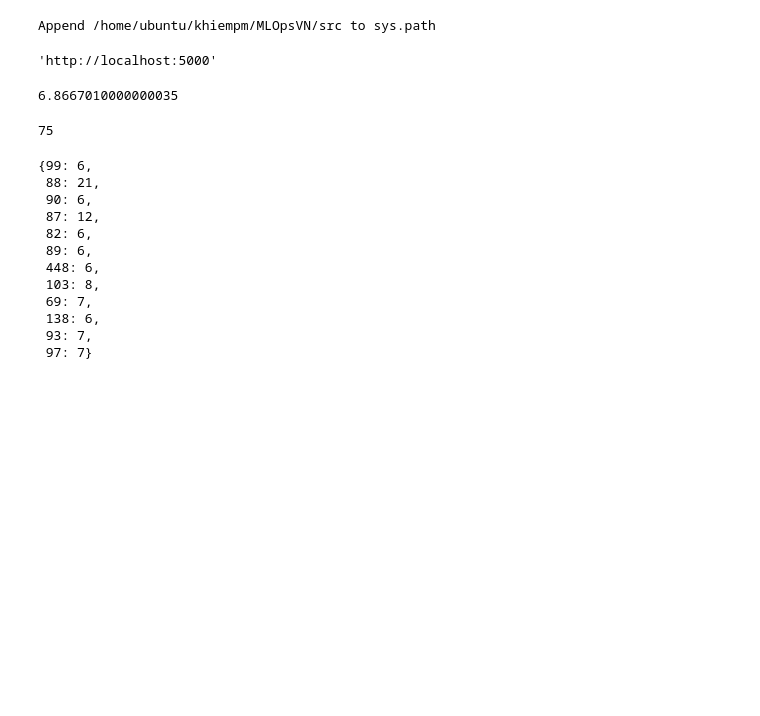
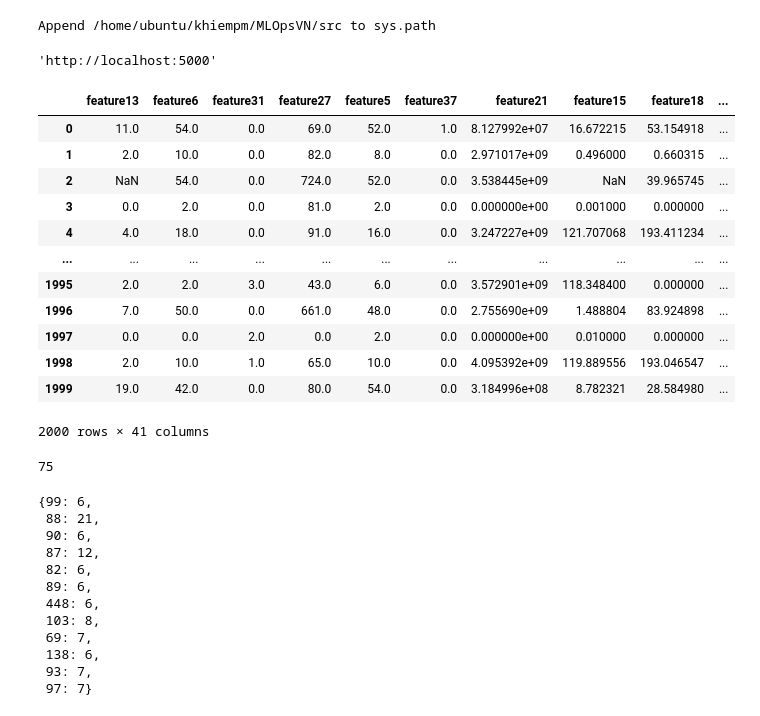
Before and after one commit to DASC-CompetitiveDS/MLOpsVN, a Jupyter notebook: src/notebooks/drift_survey.ipynb, the cells around one changed output. Drawn from its saved outputs; the diff is of its cells as text; code cells hidden in the pictures; blank space fills up the shorter version.

```diff
--- a/src/notebooks/drift_survey.ipynb
+++ b/src/notebooks/drift_survey.ipynb
@@ -63,10 +63,22 @@ for file_path in os.listdir(link_data_test):
     dict_dup[count_dup] += 1
     captured_x = pd.concat([captured_x, captured_data])
     count_ += 1
-# %%
-(1 - 0.933333) * 103
-# %% [output]
-6.8667010000000035
+# %%
+captured_data
+# %% [output]
+|  | feature13 | feature6 | feature31 | feature27 | feature5 | feature37 | feature21 | feature15 | feature18 | ... |
+| 0 | 11.0 | 54.0 | 0.0 | 69.0 | 52.0 | 1.0 | 8.127992e+07 | 16.672215 | 53.154918 | ... |
+| 1 | 2.0 | 10.0 | 0.0 | 82.0 | 8.0 | 0.0 | 2.971017e+09 | 0.496000 | 0.660315 | ... |
+| 2 | NaN | 54.0 | 0.0 | 724.0 | 52.0 | 0.0 | 3.538445e+09 | NaN | 39.965745 | ... |
+| 3 | 0.0 | 2.0 | 0.0 | 81.0 | 2.0 | 0.0 | 0.000000e+00 | 0.001000 | 0.000000 | ... |
+| 4 | 4.0 | 18.0 | 0.0 | 91.0 | 16.0 | 0.0 | 3.247227e+09 | 121.707068 | 193.411234 | ... |
+| ... | ... | ... | ... | ... | ... | ... | ... | ... | ... | ... |
+| 1995 | 2.0 | 2.0 | 3.0 | 43.0 | 6.0 | 0.0 | 3.572901e+09 | 118.348400 | 0.000000 | ... |
+| 1996 | 7.0 | 50.0 | 0.0 | 661.0 | 48.0 | 0.0 | 2.755690e+09 | 1.488804 | 83.924898 | ... |
+| 1997 | 0.0 | 0.0 | 2.0 | 0.0 | 2.0 | 0.0 | 0.000000e+00 | 0.010000 | 0.000000 | ... |
+| 1998 | 2.0 | 10.0 | 1.0 | 65.0 | 10.0 | 0.0 | 4.095392e+09 | 119.889556 | 193.046547 | ... |
+| 1999 | 19.0 | 42.0 | 0.0 | 80.0 | 54.0 | 0.0 | 3.184996e+08 | 8.782321 | 28.584980 | ... |
+2000 rows × 41 columns
 # %%
 count_dup
 # %% [output]
```
Also changed, not shown: 1 other file.
